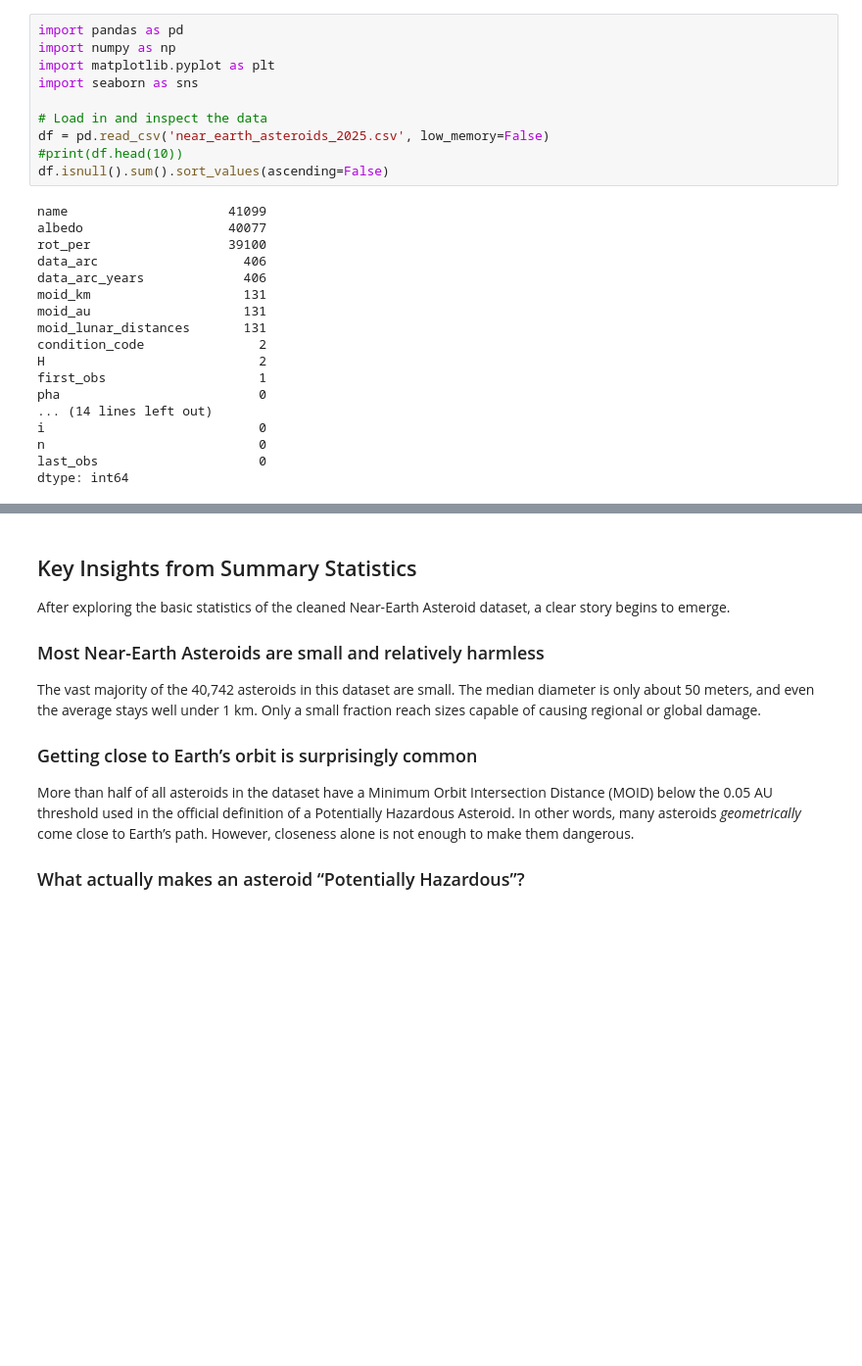
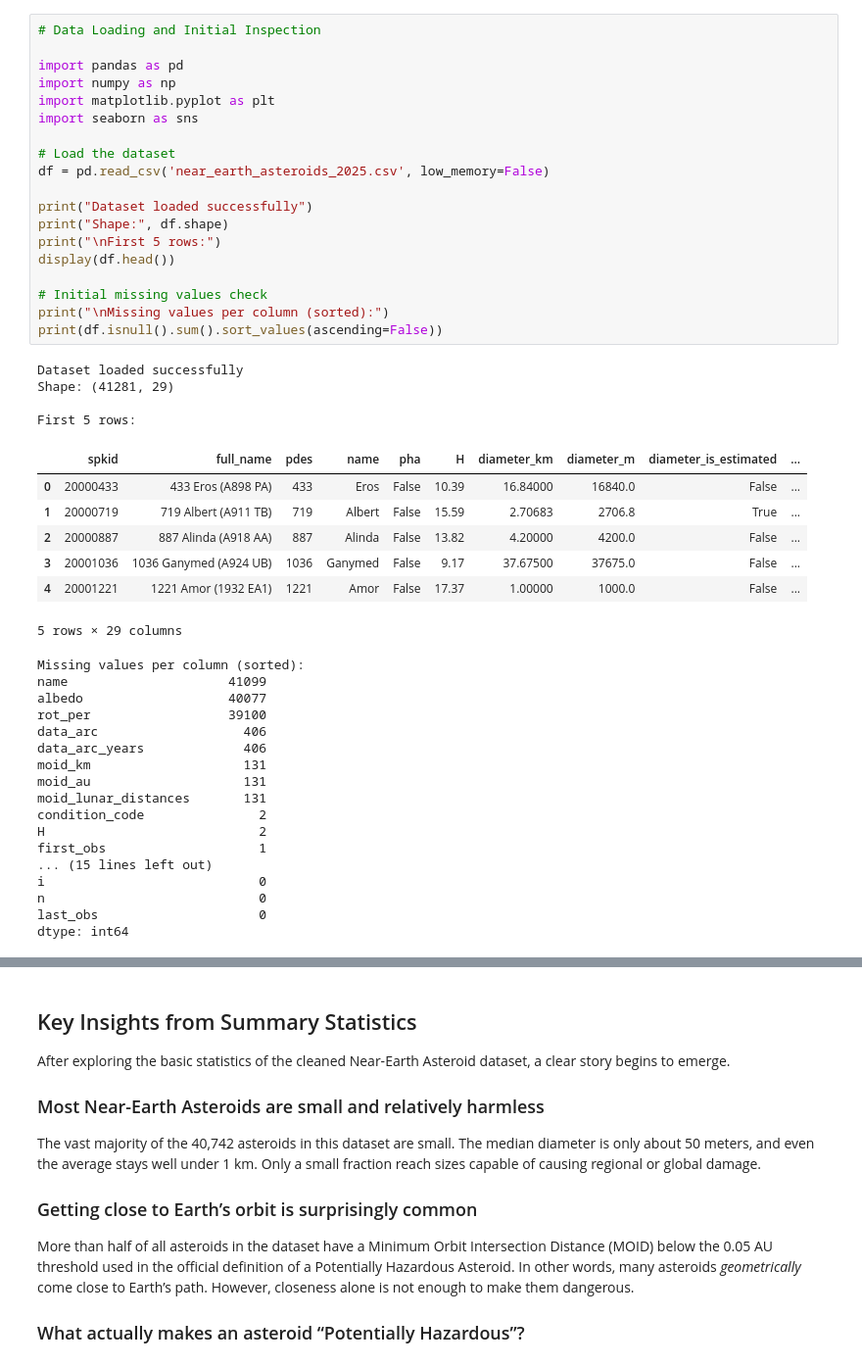
Before and after one commit to Justin-Van-Gent/asteroid-hazard-classification, a Jupyter notebook: Nasa Near-Earth Asteroids and Close Approaches/Asteroid_Project.ipynb, the cells around one changed output, grey strips where cells are left out. Shown at 98% size. Cells and saved outputs as stored; diff of their text form; blank space fills up the shorter version.

```diff
--- a/Nasa Near-Earth Asteroids and Close Approaches/Asteroid_Project.ipynb
+++ b/Nasa Near-Earth Asteroids and Close Approaches/Asteroid_Project.ipynb
@@ -37,29 +26,49 @@ NASA Near-Earth Asteroids & Close Approaches (from Kaggle, originally from NASA
 # %%
+# Data Loading and Initial Inspection
+
 import pandas as pd
 import numpy as np
 import matplotlib.pyplot as plt
 import seaborn as sns
 
-# Load in and inspect the data
+# Load the dataset
 df = pd.read_csv('near_earth_asteroids_2025.csv', low_memory=False)
-#print(df.head(10))
-df.isnull().sum().sort_values(ascending=False)
+
+print("Dataset loaded successfully")
+print("Shape:", df.shape)
+print("\nFirst 5 rows:")
+display(df.head())
+
+# Initial missing values check
+print("\nMissing values per column (sorted):")
+print(df.isnull().sum().sort_values(ascending=False))
 # %% [output]
-name                     41099
-albedo                   40077
-rot_per                  39100
-data_arc                   406
-data_arc_years             406
-moid_km                    131
-moid_au                    131
-moid_lunar_distances       131
-condition_code               2
-H                            2
-first_obs                    1
-pha                          0
-... (14 lines left out)
-i                            0
-n                            0
-last_obs                     0
-dtype: int64
+Dataset loaded successfully
+Shape: (41281, 29)
+
+First 5 rows:
+|  | spkid | full_name | pdes | name | pha | H | diameter_km | diameter_m | diameter_is_estimated | ... |
+| 0 | 20000433 | 433 Eros (A898 PA) | 433 | Eros | False | 10.39 | 16.84000 | 16840.0 | False | ... |
+| 1 | 20000719 | 719 Albert (A911 TB) | 719 | Albert | False | 15.59 | 2.70683 | 2706.8 | True | ... |
+| 2 | 20000887 | 887 Alinda (A918 AA) | 887 | Alinda | False | 13.82 | 4.20000 | 4200.0 | False | ... |
+| 3 | 20001036 | 1036 Ganymed (A924 UB) | 1036 | Ganymed | False | 9.17 | 37.67500 | 37675.0 | False | ... |
+| 4 | 20001221 | 1221 Amor (1932 EA1) | 1221 | Amor | False | 17.37 | 1.00000 | 1000.0 | False | ... |
+5 rows × 29 columns
+Missing values per column (sorted):
+name                     41099
+albedo                   40077
+rot_per                  39100
+data_arc                   406
+data_arc_years             406
+moid_km                    131
+moid_au                    131
+moid_lunar_distances       131
+condition_code               2
+H                            2
+first_obs                    1
+... (15 lines left out)
+i                            0
+n                            0
+last_obs                     0
+dtype: int64
 # %%
```
Also changed, not shown: parts of 14 cells of this notebook.
